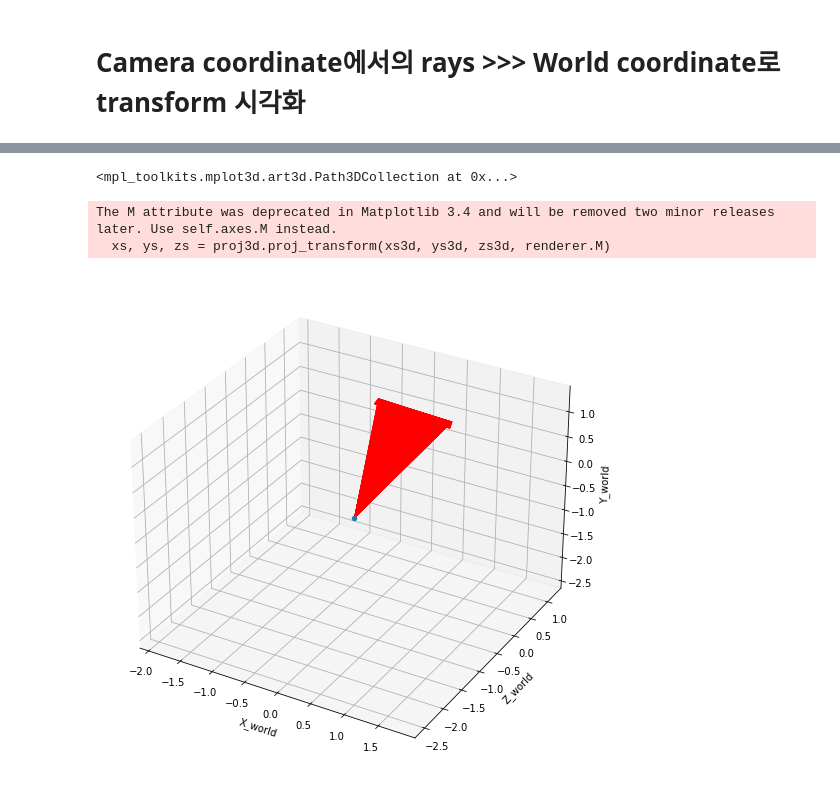
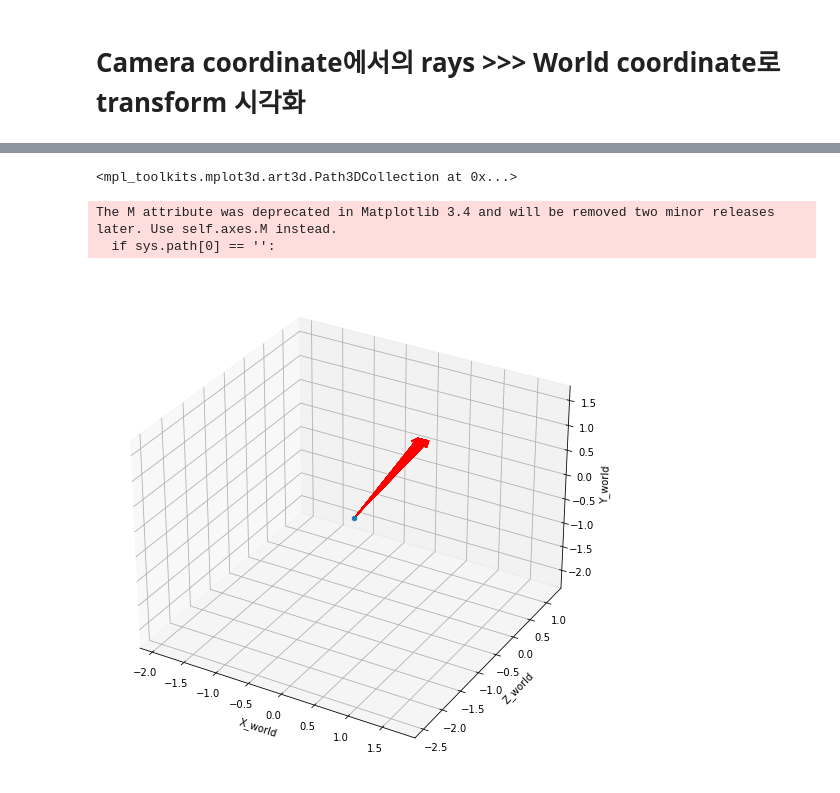
Before and after one commit to nogoing/CameraOptim, a Jupyter notebook: test_notebook.ipynb, the cells around one changed output, grey strips where cells are left out. Cells and saved outputs as stored; diff of their text form; code cells hidden in the pictures.

```diff
--- a/test_notebook.ipynb
+++ b/test_notebook.ipynb
@@ -528,8 +744,10 @@ print(max(zs), min(zs))
 # %% [markdown]
 # 카메라 좌표축에서의 ray와 sampling 시각화 (transform 이전)
 # %%
-W = 640
-H = 380
+W = tgt_img.width
+H = tgt_img.height
+print(f"Width : {W} / Height : {H}")
+
 u, v = np.meshgrid(np.arange(W), np.arange(H))
 
 # 이미지의 각 row들이 한 줄로 이어붙은 형태로 변환
@@ -545,22 +763,3 @@ batched_pixels = pixels.unsqueeze(0).repeat(1, 1, 1)
 # [B, N, M] tensor * [B, M, P] tensor >>> [B, N, P]
 rays_d = batched_pixels.transpose(1, 2).reshape(-1, 3)
 rays_o = torch.tensor([0, 0, 0]).unsqueeze(0).repeat(1, rays_d.shape[0], 1).reshape(-1, 3)
-
-# plt.figure(figsize=(16, 9))
-# ax = plt.axes(projection='3d')
-# ax.set_xlabel("X_world")
-# ax.set_ylabel("Z_world")
-# ax.set_zlabel("Y_world")
-# ax.set_xlim3d(-5, 30)
-# ax.set_ylim3d(-5, 30)
-# ax.set_zlim3d(-5, 30)
-
-# for i, (ray_o, ray_d) in enumerate(zip(rays_o, rays_d)):
-#     xs = [ray_o[0].item(), ray_d[0].item()]
-#     ys = [ray_o[1].item(), ray_d[1].item()]
-#     zs = [ray_o[2].item(), ray_d[2].item()]
-#     a = Arrow3D(xs, zs, ys, mutation_scale=15,
-#                     lw=0.5, arrowstyle="-|>", color="r")
-#     ax.add_artist(a)
-
-# ax.scatter3D(ray_o[0].item(), ray_o[2].item(), ray_o[1].item(), cmap='Greens')
@@ -682,30 +1090,30 @@ rays_d in camera coordinate again
 # %%
 origin = [rays_o_world[0, 0].item(), rays_o_world[0, 1].item(), rays_o_world[0, 2].item()]
 
 plt.figure(figsize=(16, 9))
 ax = plt.axes(projection='3d')
 
 ax.set_xlabel("X_world")
 ax.set_ylabel("Z_world")
 ax.set_zlabel("Y_world")
 
 ax.set_xlim3d(origin[0]-2, origin[0]+2)
 ax.set_ylim3d(origin[2]-2, origin[2]+2)
 ax.set_zlim3d(origin[1]-2, origin[1]+2)
 
 for i, (ray_o, ray_d) in enumerate(zip(rays_o_world, rays_d_world)):
-    xs = [origin[0], ray_d[0].item()]
-    ys = [origin[1], ray_d[1].item()]
-    zs = [origin[2], ray_d[2].item()]
+    xs = [origin[0], origin[0] + ray_d[0].item()]
+    ys = [origin[1], origin[0] + ray_d[1].item()]
+    zs = [origin[2], origin[0] + ray_d[2].item()]
     a = Arrow3D(xs, zs, ys, mutation_scale=15,
                     lw=0.5, arrowstyle="-|>", color="r")
     ax.add_artist(a)
     if i == 1000:
         break
 
 ax.scatter3D(ray_o[0].item(), ray_o[2].item(), ray_o[1].item(), cmap='Greens')
 # %% [output]
 <mpl_toolkits.mplot3d.art3d.Path3DCollection at 0x...>
 The M attribute was deprecated in Matplotlib 3.4 and will be removed two minor releases later. Use self.axes.M instead.
-  xs, ys, zs = proj3d.proj_transform(xs3d, ys3d, zs3d, renderer.M)
+  if sys.path[0] == '':
-[figure, old version]
+[figure, new version]
```
Also changed, not shown: parts of 78 cells of this notebook, 4 other files.
